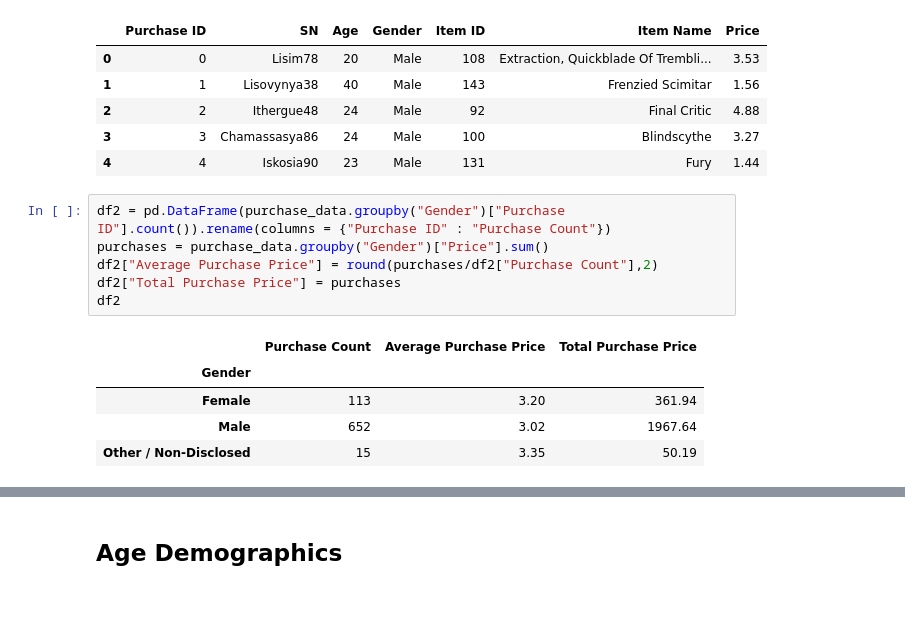
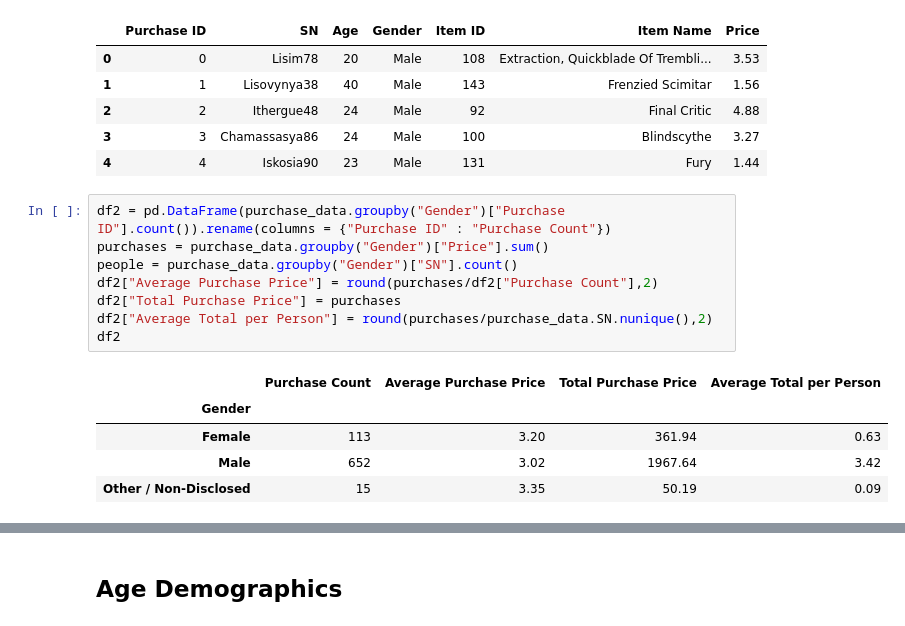
Before and after one commit to CharlesHilgeman/pandas-challenge, a Jupyter notebook: HeroesOfPymoli/HeroesOfPymoli_starter.ipynb, the cells around one changed output, grey strips where cells are left out. Drawn from its saved outputs; the diff is of its cells as text.

```diff
--- a/HeroesOfPymoli/HeroesOfPymoli_starter.ipynb
+++ b/HeroesOfPymoli/HeroesOfPymoli_starter.ipynb
@@ -124,15 +124,17 @@ purchase_data.head()
 # %%
 df2 = pd.DataFrame(purchase_data.groupby("Gender")["Purchase ID"].count()).rename(columns = {"Purchase ID" : "Purchase Count"})
 purchases = purchase_data.groupby("Gender")["Price"].sum()
+people = purchase_data.groupby("Gender")["SN"].count()
 df2["Average Purchase Price"] = round(purchases/df2["Purchase Count"],2)
 df2["Total Purchase Price"] = purchases
+df2["Average Total per Person"] = round(purchases/purchase_data.SN.nunique(),2)
 df2
 # %% [output]
-|  | Purchase Count | Average Purchase Price | Total Purchase Price |
-| Gender |  |  |  |
-| Female | 113 | 3.20 | 361.94 |
-| Male | 652 | 3.02 | 1967.64 |
-| Other / Non-Disclosed | 15 | 3.35 | 50.19 |
+|  | Purchase Count | Average Purchase Price | Total Purchase Price | Average Total per Person |
+| Gender |  |  |  |  |
+| Female | 113 | 3.20 | 361.94 | 0.63 |
+| Male | 652 | 3.02 | 1967.64 | 3.42 |
+| Other / Non-Disclosed | 15 | 3.35 | 50.19 | 0.09 |
 # %%
 # %% [output]
 |  | Purchase Count | Average Purchase Price | Total Purchase Value | Avg Total Purchase per Person |
```
Also changed, not shown: parts of 4 cells of this notebook.
